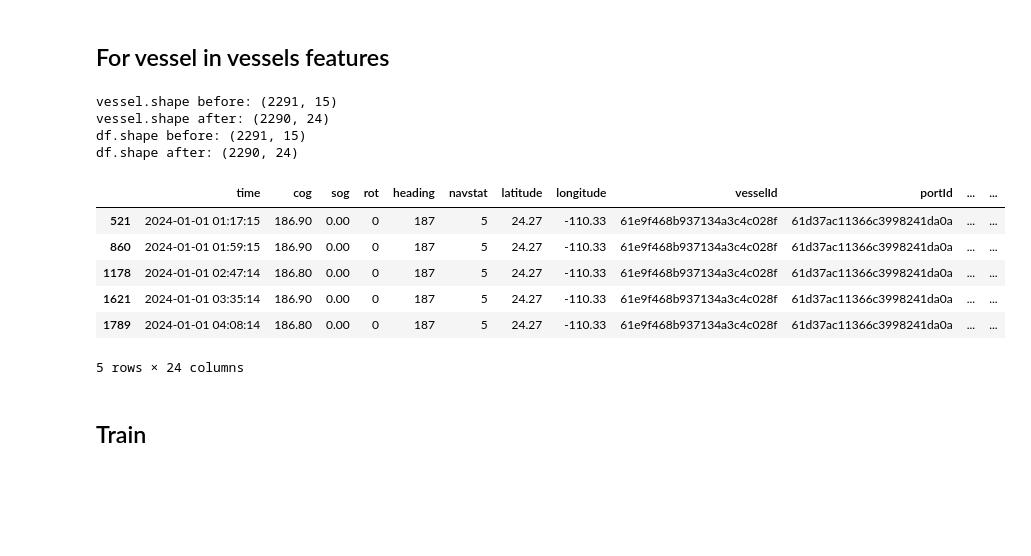
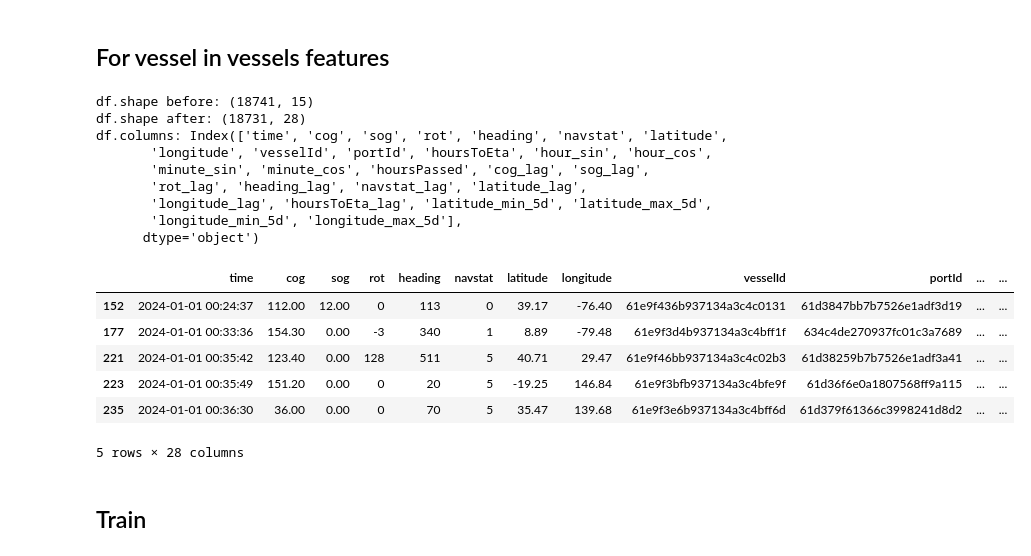
Before and after one commit to gunhamn/public, a Jupyter notebook: ML_NTNU/2024/Project materials/train.ipynb, the cells around one changed output. Saved outputs shown, nothing was run; the diff lists cells and outputs as text; code cells hidden in the pictures; blank space fills up the shorter version.

```diff
--- a/ML_NTNU/2024/Project materials/train.ipynb
+++ b/ML_NTNU/2024/Project materials/train.ipynb
@@ -100,11 +100,19 @@ schedules_to_may_2024[schedules_to_may_2024['vesselId'] == '61e9f468b937134a3c4c
 [figure]
 |  | vesselId | shippingLineId | shippingLineName | arrivalDate | sailingDate | portName | portId | portLatitude | ... |
 # %%
-vesselsIdsToPredict = ['61e9f468b937134a3c4c028f']#, '61e9f436b937134a3c4c0131']
+# All vessels: ais_train['vesselId'].unique()
+
+#print the first 10 sevvel Ids
+print(ais_train['vesselId'].unique()[:10])
+
+vesselsIdsToPredict = ais_train['vesselId'].unique()[:10]# ['61e9f468b937134a3c4c028f', '61e9f436b937134a3c4c0131']
 
 vesselsToPredict = ais_train[ais_train['vesselId'].isin(vesselsIdsToPredict)]
 vesselsToPredict.head()
 
 # print unnique values for portId
 print(vesselsToPredict['portId'].unique())
+
+
+split_date = pd.Timestamp('2024-04-25')
 # %% [output]
@@ -152,41 +176,52 @@ lag_features_lag = [feature + '_lag' for feature in lag_features]
 # %%
 
 def add_features_to_vessel(df):
     df['hoursPassed'] = (df['time'].diff().dt.total_seconds() / 3600).fillna(0)
 
 # split df into separete vessel dfs
 vessel_dfs = [df[df['vesselId'] == vessel_id].copy() for vessel_id in df['vesselId'].unique()]
 
 
 
 def add_lag_features(df, lag_features):
     for feature in lag_features:
         df.loc[:, feature + '_lag'] = df[feature].shift(1).dropna() # dropping the first row
     return df.iloc[1:].copy()
 
 for i in range(len(vessel_dfs)):
-    print(f"vessel.shape before: {vessel_dfs[i].shape}")
     vessel_dfs[i]['hoursPassed'] = (vessel_dfs[i]['time'].diff().dt.total_seconds() / 3600).fillna(0)
     vessel_dfs[i] = add_lag_features(vessel_dfs[i], lag_features)
-    print(f"vessel.shape after: {vessel_dfs[i].shape}")
+    #vessel_dfs[i]['mean_long'] = vessel_dfs[i]['longitude'].mean()
+    #vessel_dfs[i]['mean_lat'] = vessel_dfs[i]['latitude'].mean() # the other ones could be added too
+    # Min and max values for the last 5 days
+    vessel_dfs[i]['latitude_min_5d'] = vessel_dfs[i]['latitude'].rolling(5, min_periods=1).min()
+    vessel_dfs[i]['latitude_max_5d'] = vessel_dfs[i]['latitude'].rolling(5, min_periods=1).max()
+    vessel_dfs[i]['longitude_min_5d'] = vessel_dfs[i]['longitude'].rolling(5, min_periods=1).min()
+    vessel_dfs[i]['longitude_max_5d'] = vessel_dfs[i]['longitude'].rolling(5, min_periods=1).max()
 
 print(f"df.shape before: {df.shape}")
 df = pd.concat(vessel_dfs)
 df = df.sort_values('time')
 print(f"df.shape after: {df.shape}")
+print(f"df.columns: {df.columns}")
 df.head(5)
 # %% [output]
-vessel.shape before: (2291, 15)
-vessel.shape after: (2290, 24)
-df.shape before: (2291, 15)
-df.shape after: (2290, 24)
+df.shape before: (18741, 15)
+df.shape after: (18731, 28)
+df.columns: Index(['time', 'cog', 'sog', 'rot', 'heading', 'navstat', 'latitude',
+       'longitude', 'vesselId', 'portId', 'hoursToEta', 'hour_sin', 'hour_cos',
+       'minute_sin', 'minute_cos', 'hoursPassed', 'cog_lag', 'sog_lag',
+       'rot_lag', 'heading_lag', 'navstat_lag', 'latitude_lag',
+       'longitude_lag', 'hoursToEta_lag', 'latitude_min_5d', 'latitude_max_5d',
+       'longitude_min_5d', 'longitude_max_5d'],
+      dtype='object')
 |  | time | cog | sog | rot | heading | navstat | latitude | longitude | vesselId | portId | ... | ... |
-| 521 | 2024-01-01 01:17:15 | 186.90 | 0.00 | 0 | 187 | 5 | 24.27 | -110.33 | 61e9f468b937134a3c4c028f | 61d37ac11366c3998241da0a | ... | ... |
-| 860 | 2024-01-01 01:59:15 | 186.90 | 0.00 | 0 | 187 | 5 | 24.27 | -110.33 | 61e9f468b937134a3c4c028f | 61d37ac11366c3998241da0a | ... | ... |
-| 1178 | 2024-01-01 02:47:14 | 186.80 | 0.00 | 0 | 187 | 5 | 24.27 | -110.33 | 61e9f468b937134a3c4c028f | 61d37ac11366c3998241da0a | ... | ... |
-| 1621 | 2024-01-01 03:35:14 | 186.90 | 0.00 | 0 | 187 | 5 | 24.27 | -110.33 | 61e9f468b937134a3c4c028f | 61d37ac11366c3998241da0a | ... | ... |
-| 1789 | 2024-01-01 04:08:14 | 186.80 | 0.00 | 0 | 187 | 5 | 24.27 | -110.33 | 61e9f468b937134a3c4c028f | 61d37ac11366c3998241da0a | ... | ... |
+| 152 | 2024-01-01 00:24:37 | 112.00 | 12.00 | 0 | 113 | 0 | 39.17 | -76.40 | 61e9f436b937134a3c4c0131 | 61d3847bb7b7526e1adf3d19 | ... | ... |
+| 177 | 2024-01-01 00:33:36 | 154.30 | 0.00 | -3 | 340 | 1 | 8.89 | -79.48 | 61e9f3d4b937134a3c4bff1f | 634c4de270937fc01c3a7689 | ... | ... |
+| 221 | 2024-01-01 00:35:42 | 123.40 | 0.00 | 128 | 511 | 5 | 40.71 | 29.47 | 61e9f46bb937134a3c4c02b3 | 61d38259b7b7526e1adf3a41 | ... | ... |
+| 223 | 2024-01-01 00:35:49 | 151.20 | 0.00 | 0 | 20 | 5 | -19.25 | 146.84 | 61e9f3bfb937134a3c4bfe9f | 61d36f6e0a1807568ff9a115 | ... | ... |
+| 235 | 2024-01-01 00:36:30 | 36.00 | 0.00 | 0 | 70 | 5 | 35.47 | 139.68 | 61e9f3e6b937134a3c4bff6d | 61d379f61366c3998241d8d2 | ... | ... |
-5 rows × 24 columns
+5 rows × 28 columns
 # %% [markdown]
 ## Train
 # %% [markdown]
```
Also changed, not shown: parts of 15 cells of this notebook.
